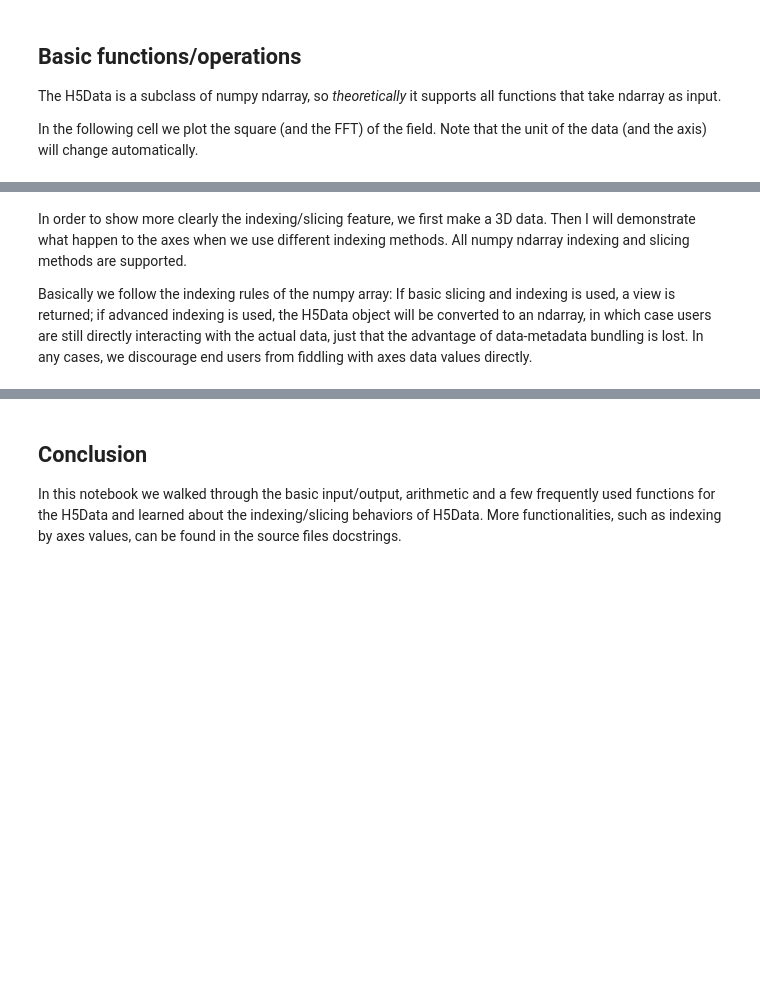
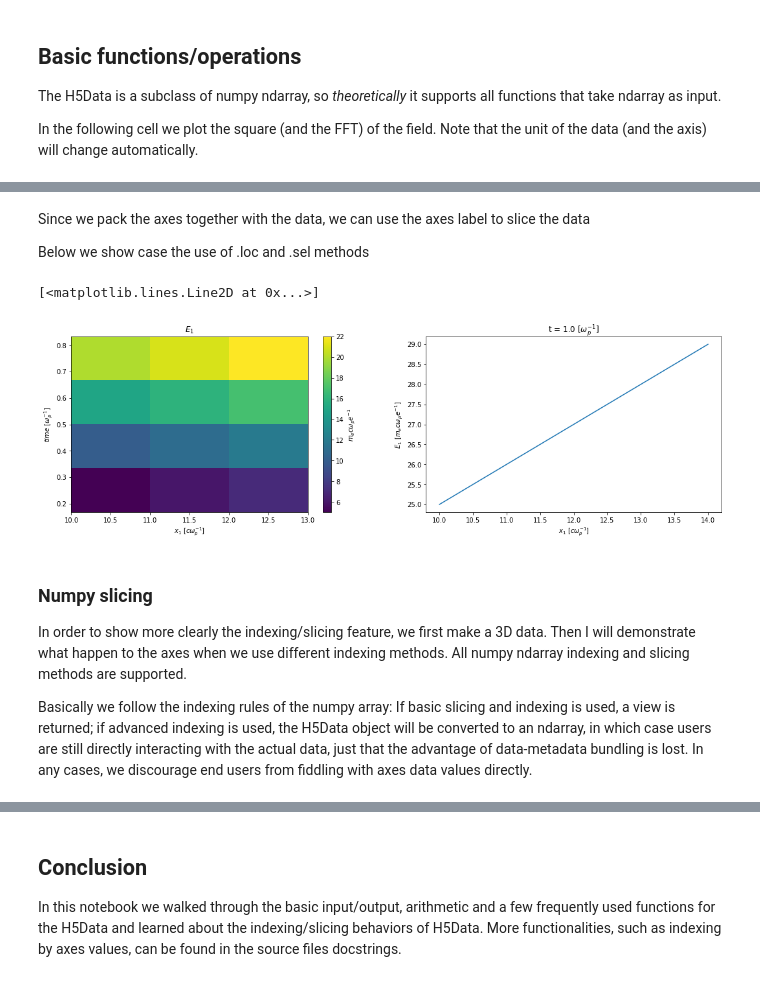
Before and after one commit to UCLA-Plasma-Simulation-Group/pyVisOS, a Jupyter notebook: basic_examples.ipynb, the cells around one changed output, grey strips where cells are left out. Saved outputs shown, nothing was run; the diff lists cells and outputs as text; code cells hidden in the pictures; blank space fills up the shorter version.

```diff
--- a/basic_examples.ipynb
+++ b/basic_examples.ipynb
@@ -122,4 +129,19 @@ osh5vis.osplot(c[:,2])
+# %% [markdown]
+Since we pack the axes together with the data, we can use the axes label to slice the data
+
+Below we show case the use of .loc and .sel methods
+# %%
+plt.figure(figsize=[18,5])
+plt.subplot(121)
+osh5vis.osplot(c.loc[0.2:0.8, 10:13])
+
+plt.subplot(122)
+osh5vis.osplot(c.sel(x1=slice(10, 15, 2), t=1.0), title='t = 1.0 [%s]' % c.axes[0].attrs['UNITS'].tex())
+# %% [output]
+[<matplotlib.lines.Line2D at 0x...>]
+[figure, added]
 # %% [markdown]
+### Numpy slicing
 In order to show more clearly the indexing/slicing feature, we first make a 3D data. Then I will demonstrate what happen to the axes when we use different indexing methods. All numpy ndarray indexing and slicing methods are supported.
 
 Basically we follow the indexing rules of the numpy array: If basic slicing and indexing is used, a view is returned; if advanced indexing is used, the H5Data object will be converted to an ndarray, in which case users are still directly interacting with the actual data, just that the advantage of data-metadata bundling is lost. In any cases, we discourage end users from fiddling with axes data values directly.
```
Also changed, not shown: parts of 11 cells of this notebook.
